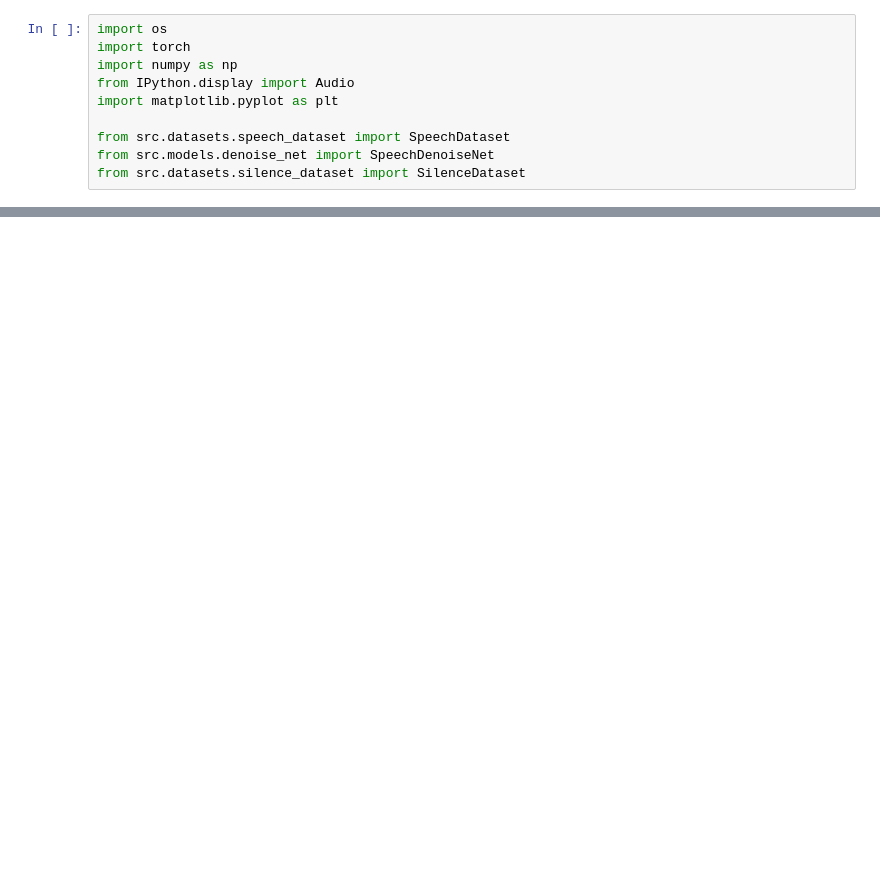
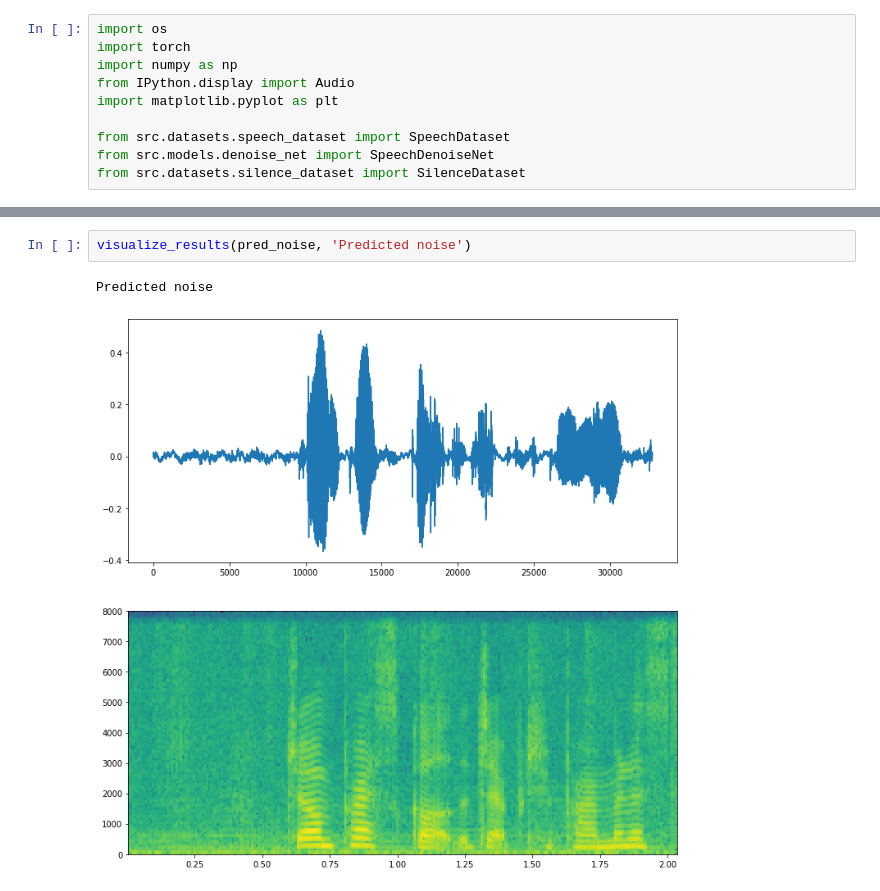
Before and after one commit to MattSegal/speech-enhancement, a Jupyter notebook: notebooks/speech-enhancment.ipynb, the cells around one changed output, grey strips where cells are left out. Cells and saved outputs as stored; diff of their text form; blank space fills up the shorter version.

```diff
--- a/notebooks/speech-enhancment.ipynb
+++ b/notebooks/speech-enhancment.ipynb
@@ -104,3 +114,8 @@ visualize_results(clean_wav_arr, 'Clean signal')
 Clean signal
 [figure]
 [interactive output not drawn]
+# %%
+visualize_results(pred_noise, 'Predicted noise')
+# %% [output]
+Predicted noise
+[figure, added]
```
Also changed, not shown: parts of 11 cells of this notebook, 5 other files.
